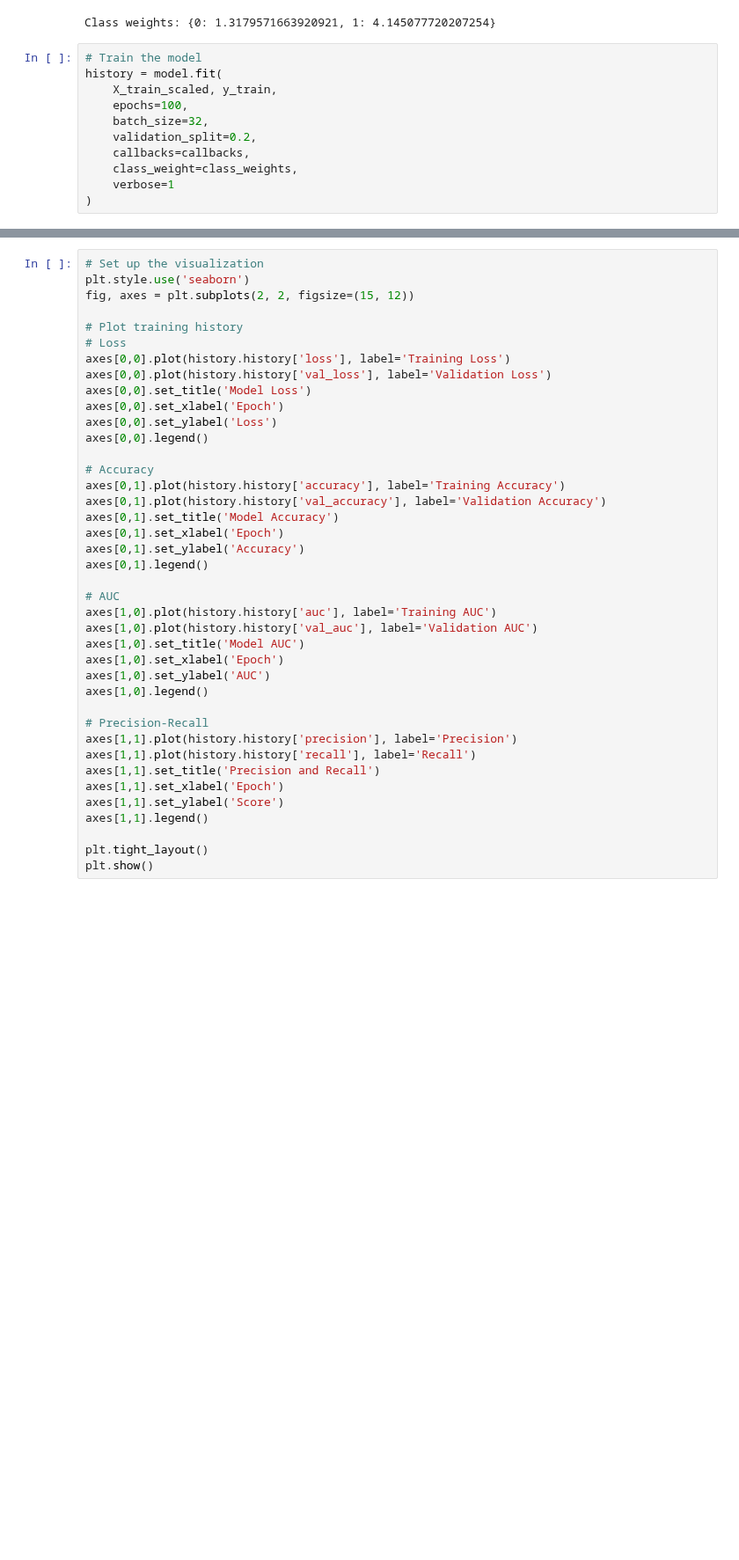
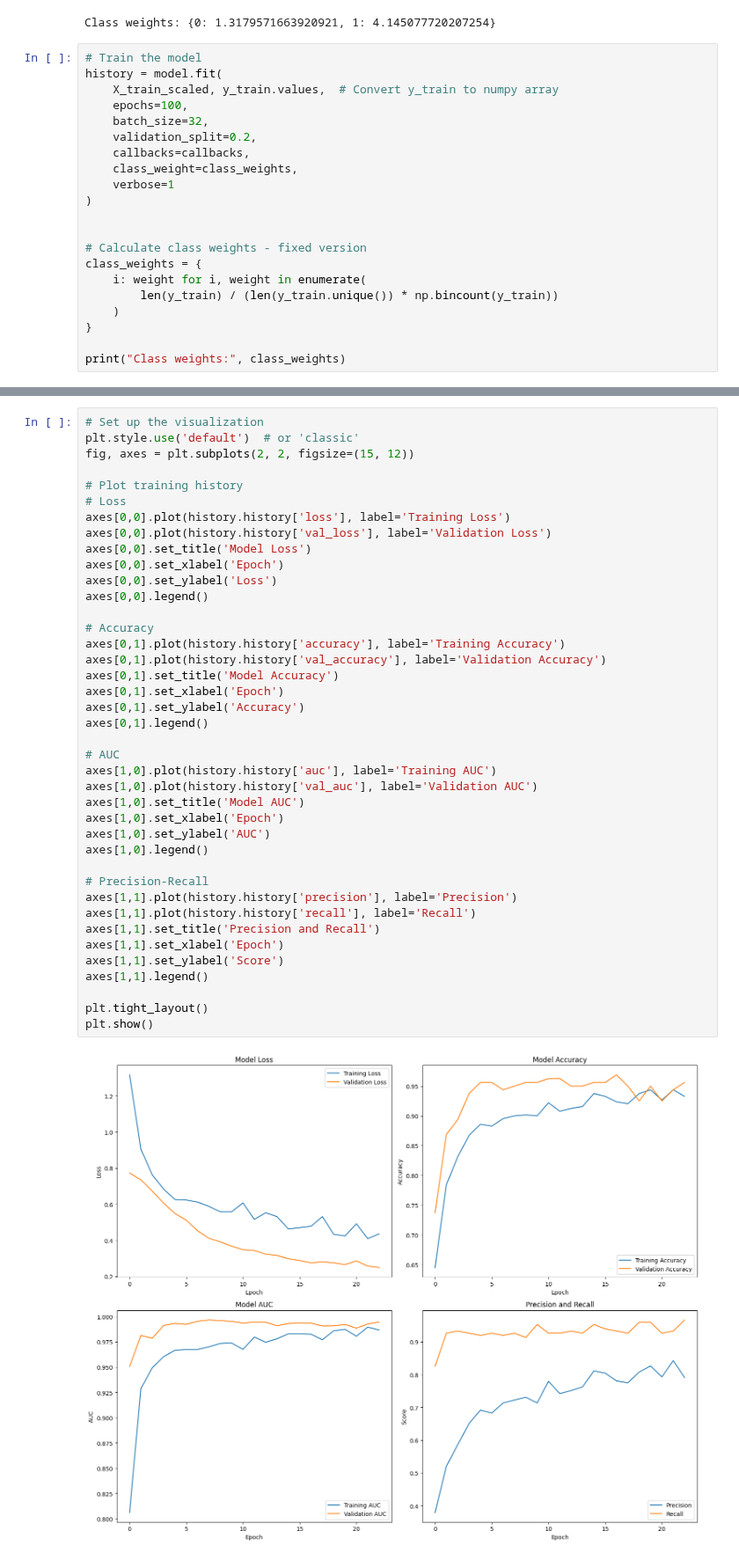
Before and after one commit to SikoticVinyl/VictorVis2.0, a Jupyter notebook: HaloDataDashboard.ipynb, the cells around one changed output, grey strips where cells are left out. Shown at 88% size. Drawn from its saved outputs; the diff is of its cells as text; blank space fills up the shorter version.

```diff
--- a/HaloDataDashboard.ipynb
+++ b/HaloDataDashboard.ipynb
@@ -216,7 +218,7 @@ Class weights: {0: 1.3179571663920921, 1: 4.145077720207254}
 # %%
 # Train the model
 history = model.fit(
-    X_train_scaled, y_train,
+    X_train_scaled, y_train.values,  # Convert y_train to numpy array
     epochs=100,
     batch_size=32,
     validation_split=0.2,
@@ -224,4 +226,14 @@ history = model.fit(
     class_weight=class_weights,
     verbose=1
 )
+
+
+# Calculate class weights - fixed version
+class_weights = {
+    i: weight for i, weight in enumerate(
+        len(y_train) / (len(y_train.unique()) * np.bincount(y_train))
+    )
+}
+
+print("Class weights:", class_weights)
 # %% [output]
@@ -229,6 +257,6 @@ KeyError: 1
 # %%
 # Set up the visualization
-plt.style.use('seaborn')
+plt.style.use('default')  # or 'classic'
 fig, axes = plt.subplots(2, 2, figsize=(15, 12))
 
 # Plot training history
@@ -239,33 +267,35 @@ axes[0,0].set_title('Model Loss')
 axes[0,0].set_xlabel('Epoch')
 axes[0,0].set_ylabel('Loss')
 axes[0,0].legend()
 
 # Accuracy
 axes[0,1].plot(history.history['accuracy'], label='Training Accuracy')
 axes[0,1].plot(history.history['val_accuracy'], label='Validation Accuracy')
 axes[0,1].set_title('Model Accuracy')
 axes[0,1].set_xlabel('Epoch')
 axes[0,1].set_ylabel('Accuracy')
 axes[0,1].legend()
 
 # AUC
 axes[1,0].plot(history.history['auc'], label='Training AUC')
 axes[1,0].plot(history.history['val_auc'], label='Validation AUC')
 axes[1,0].set_title('Model AUC')
 axes[1,0].set_xlabel('Epoch')
 axes[1,0].set_ylabel('AUC')
 axes[1,0].legend()
 
 # Precision-Recall
 axes[1,1].plot(history.history['precision'], label='Precision')
 axes[1,1].plot(history.history['recall'], label='Recall')
 axes[1,1].set_title('Precision and Recall')
 axes[1,1].set_xlabel('Epoch')
 axes[1,1].set_ylabel('Score')
 axes[1,1].legend()
 
 plt.tight_layout()
 plt.show()
+# %% [output]
+[figure, added]
 # %%
 # Make predictions on test set
 y_pred = model.predict(X_test_scaled)
```
Also changed, not shown: parts of 6 cells of this notebook.
